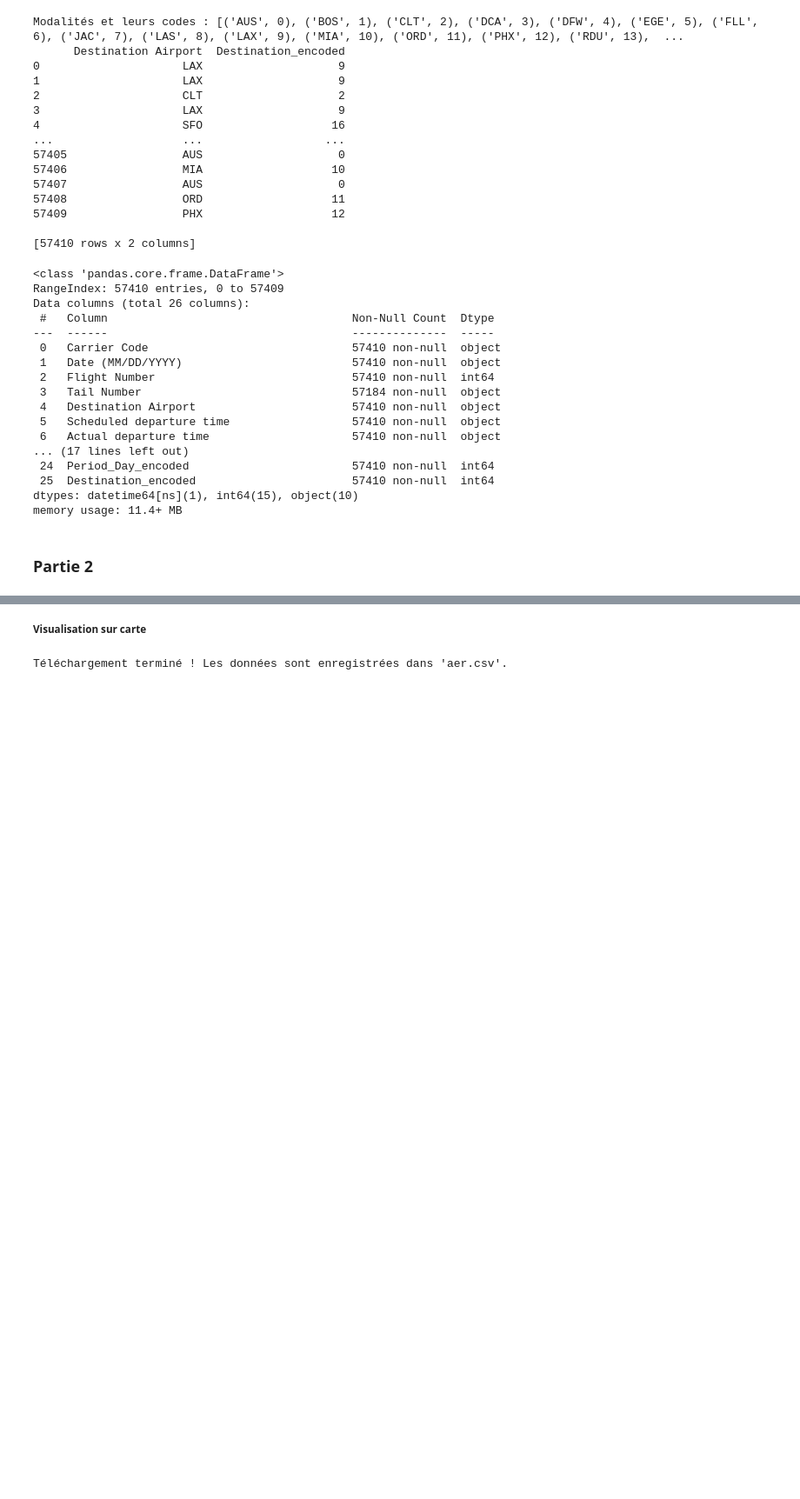
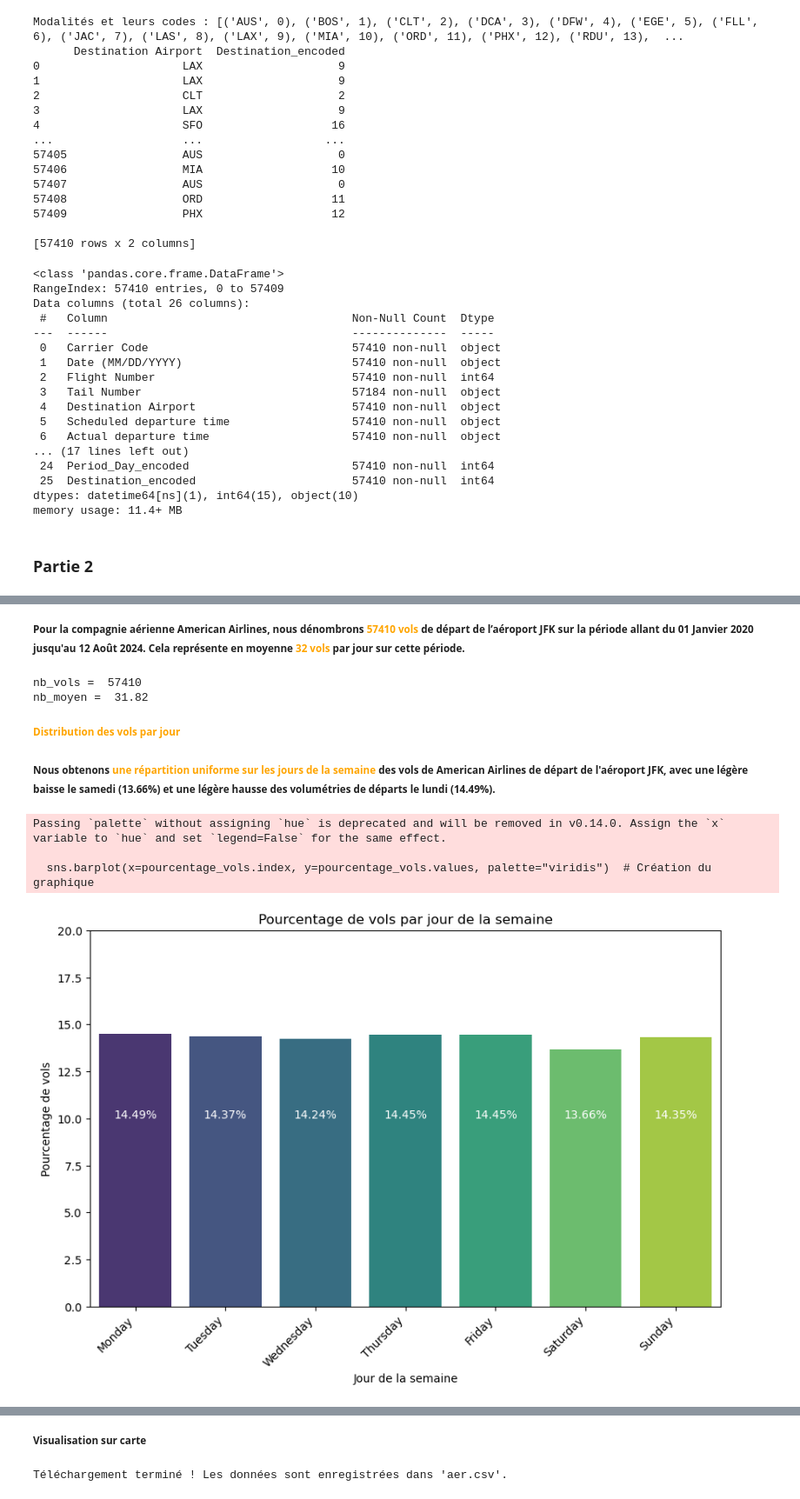
Before and after one commit to OUALYoss/Projet_Python-pour-la-data-science, a Jupyter notebook: Traitement_de_la_base_des_Vols.ipynb, the cells around one changed output, grey strips where cells are left out. Shown at 87% size. Drawn from its saved outputs; the diff is of its cells as text; code cells hidden in the pictures; blank space fills up the shorter version.

```diff
--- a/Traitement_de_la_base_des_Vols.ipynb
+++ b/Traitement_de_la_base_des_Vols.ipynb
@@ -500,0 +454,63 @@ Airports_delays_rank['Percentage'] = (Airports_delays_rank['Departure delay (Min
+# %% [markdown]
+**<small> Pour la compagnie aérienne American Airlines, nous dénombrons <span style="color:orange;">**57410 vols**</span> de départ de l’aéroport JFK sur la période allant du 01 Janvier 2020 jusqu'au 12 Août 2024. Cela représente en moyenne <span style="color:orange;">**32 vols**</span> par jour sur cette période.</small>**
+# %%
+#nombre de vols sur la période de notre dataset
+nb_vols = len(df)
+
+#nombre moyen de vols par jour sur cette période
+df['Date'] = pd.to_datetime(df['Date'])
+date_min = df['Date'].min()
+date_max = df['Date'].max()
+nb_moyen = round(nb_vols / ((date_max - date_min).days + 1),2)
+
+print("nb_vols = ",nb_vols)
+print("nb_moyen = ",nb_moyen)
+# %% [output]
+nb_vols =  57410
+nb_moyen =  31.82
+# %% [markdown]
+**<small><span style="color:orange;">Distribution des vols par jour</span></small>**
+# %% [markdown]
+**<small>Nous obtenons <span style="color:orange;">une répartition uniforme sur les jours de la semaine</span> des vols de American Airlines de départ de l'aéroport JFK, avec une légère baisse le samedi (13.66%) et une légère hausse des volumétries de départs le lundi (14.49%).</small>**
+# %%
+# Ordre des jours de la semaine
+order_days = ['Monday', 'Tuesday', 'Wednesday', 'Thursday', 'Friday', 'Saturday', 'Sunday']
+
+# Nombre total de vols
+nb_vols = len(df)
+
+# Nombre de vols par jour de la semaine
+nb_vols_jour = df.groupby('Weekday_Flight').size()
+
+# Calcul des pourcentages de vols par jour de la semaine
+pourcentage_vols = (nb_vols_jour / nb_vols) * 100
+
+# Convertir l'index en un type catégoriel avec un ordre spécifique
+pourcentage_vols.index = pd.Categorical(pourcentage_vols.index, categories=order_days, ordered=True)
+
+# Réordonner les données
+pourcentage_vols = pourcentage_vols.sort_index()
+
+# Création du graphique à barres
+plt.figure(figsize=(10, 6))
+sns.barplot(x=pourcentage_vols.index, y=pourcentage_vols.values, palette="viridis")  # Création du graphique
+plt.title('Pourcentage de vols par jour de la semaine')
+plt.xlabel('Jour de la semaine')
+plt.ylabel('Pourcentage de vols')
+
+# Rotation des étiquettes sur l'axe x pour une meilleure lisibilité
+plt.xticks(rotation=45, ha='right')
+
+# Ajouter les pourcentages sur les barres
+for i, value in enumerate(pourcentage_vols.values):
+    plt.text(i, 10, f"{value:.2f}%", ha='center', va='baseline', color='white')  # Affichage des pourcentages en blanc
+
+# Réglage de l'axe y
+plt.ylim(0, 20)
+
+plt.show()
+# %% [output]
+Passing `palette` without assigning `hue` is deprecated and will be removed in v0.14.0. Assign the `x` variable to `hue` and set `legend=False` for the same effect.
+
+  sns.barplot(x=pourcentage_vols.index, y=pourcentage_vols.values, palette="viridis")  # Création du graphique
+[figure, added]
```
Also changed, not shown: parts of 31 cells of this notebook.
